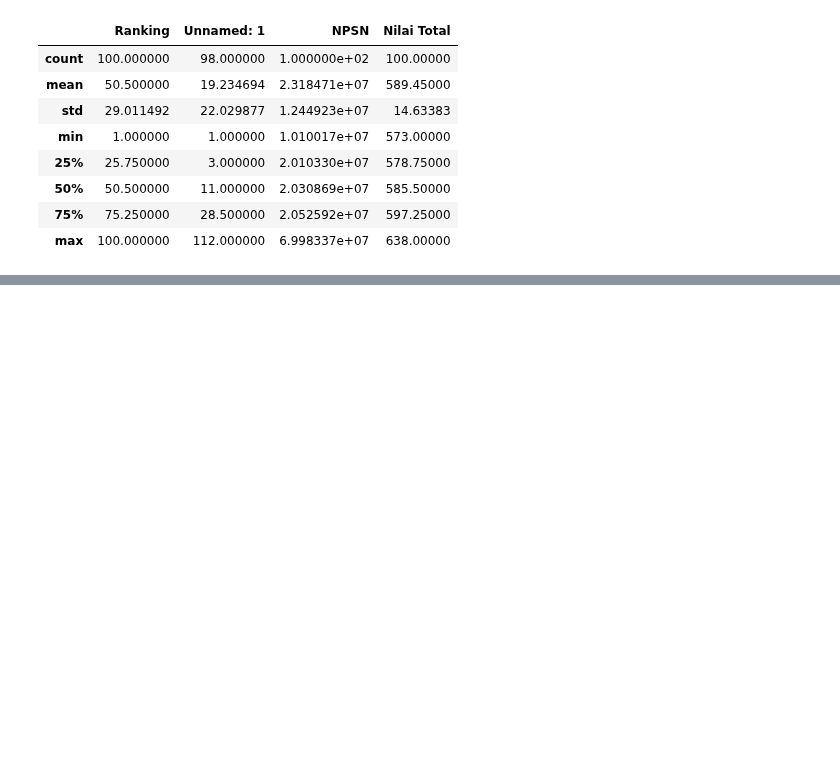
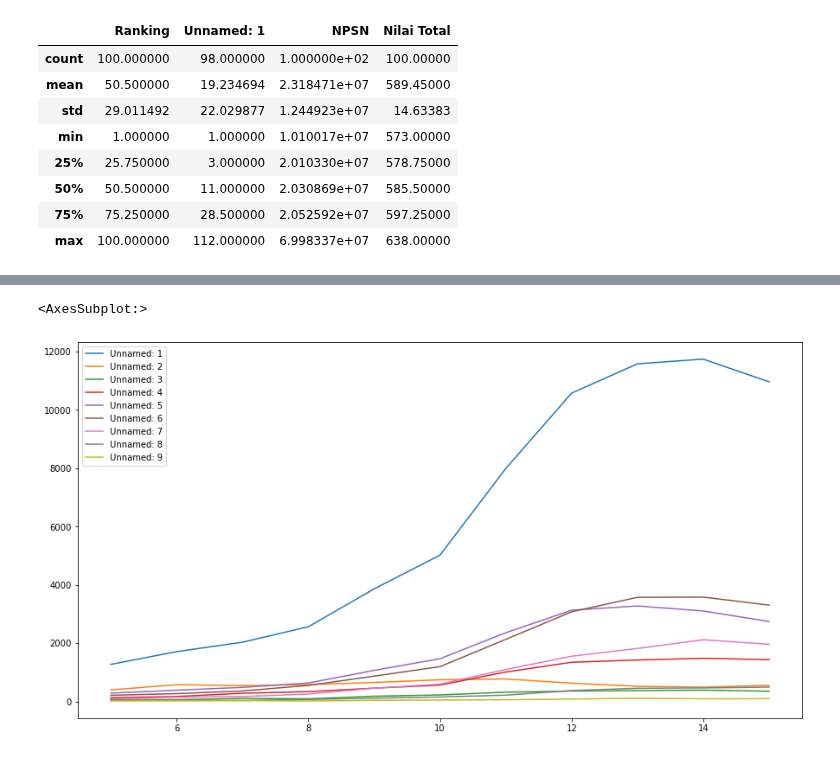
Before and after one commit to layliry/latihanlayli, a Jupyter notebook: 05 pandas - latihan.ipynb, the cells around one changed output, grey strips where cells are left out. Cells and saved outputs as stored; diff of their text form; code cells hidden in the pictures; blank space fills up the shorter version.

```diff
--- a/05 pandas - latihan.ipynb
+++ b/05 pandas - latihan.ipynb
@@ -82,0 +168,3 @@ df_smaterbaik.tail(5)
+# %%
+file_obes = pd.ExcelFile("obes.xls")
+file_obes.sheet_names
@@ -82,0 +183,5 @@ df_smaterbaik.tail(5)
+# %%
+df_obes=file_obes.parse('7.2',skiprow=4,skipfooter=14)
+
+df_obes = df_obes.dropna()
+df_obes
@@ -82,0 +201,5 @@ df_smaterbaik.tail(5)
+# %%
+df_obes.plot(figsize=(15,8))
+# %% [output]
+<AxesSubplot:>
+[figure, added]
```
Also changed, not shown: parts of 9 cells of this notebook, 5 other files.
